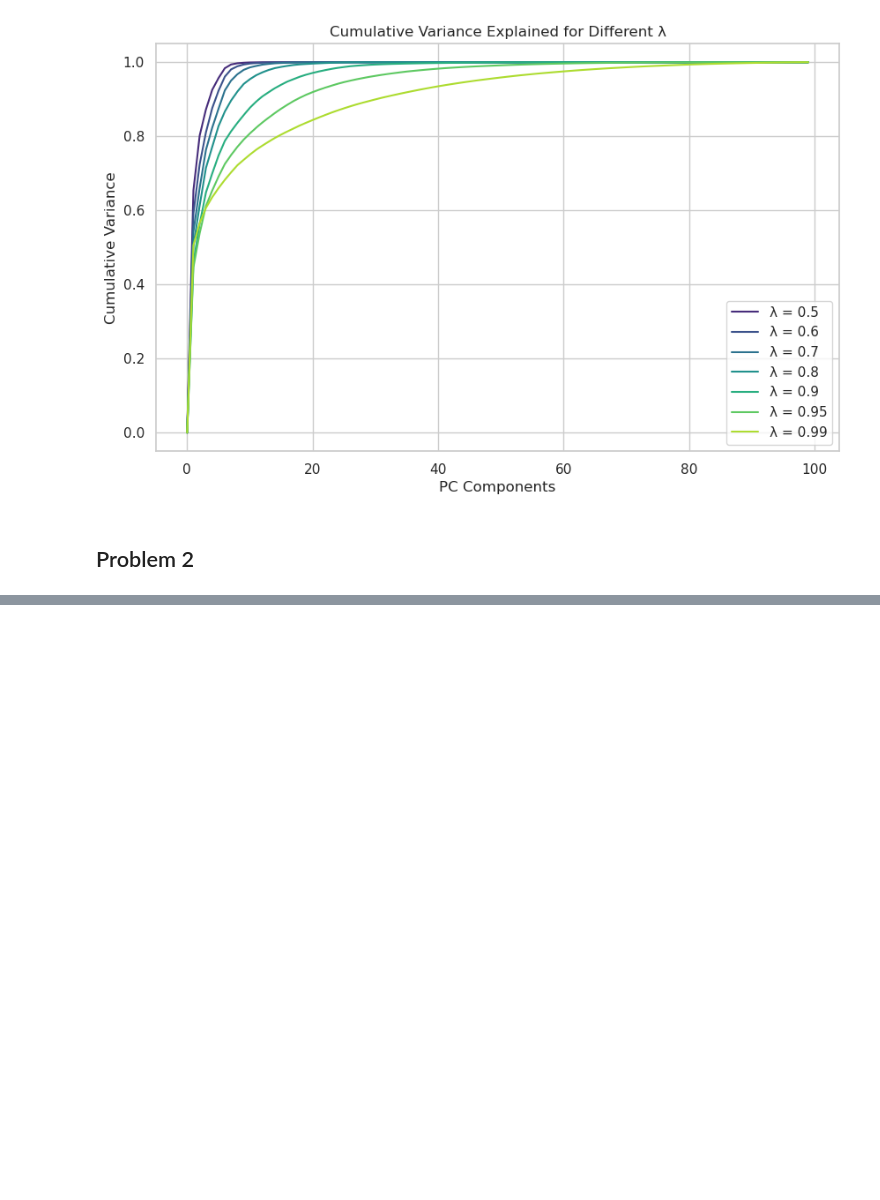
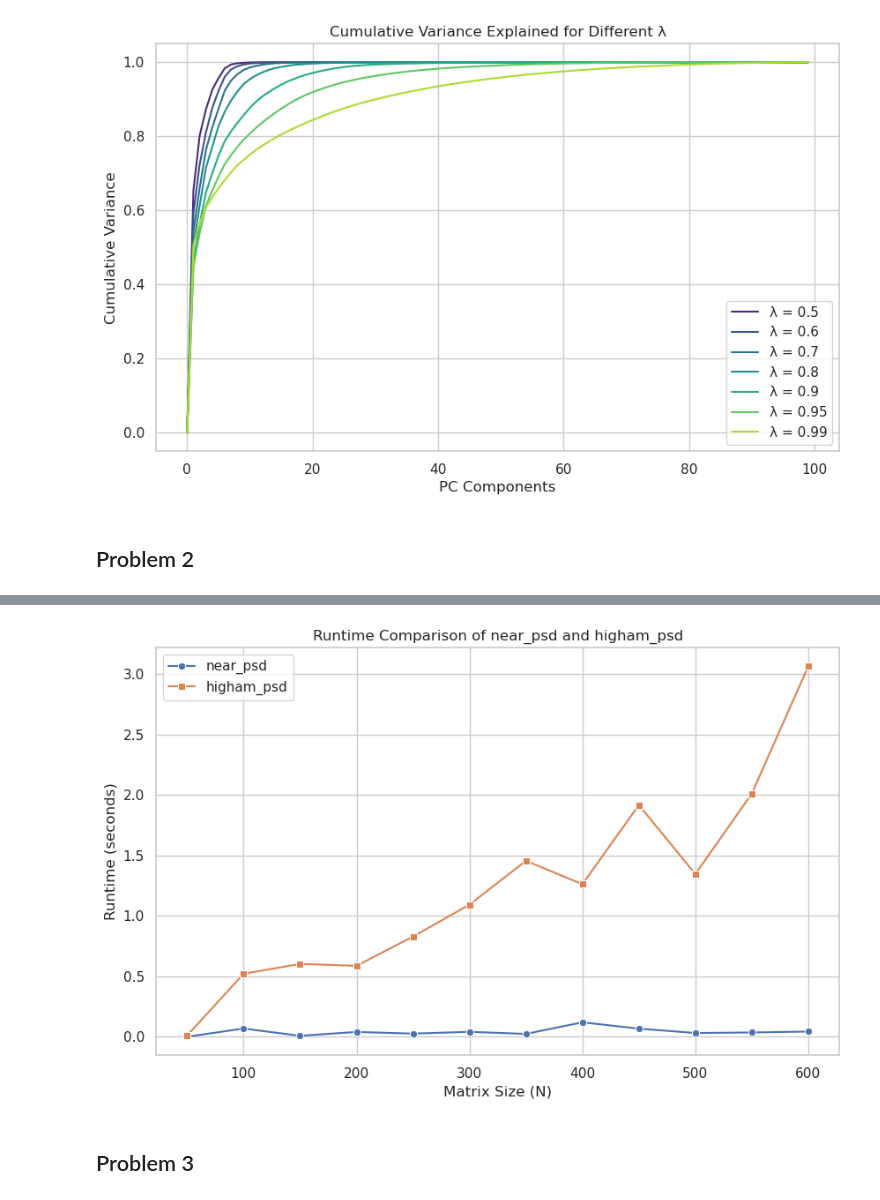
Before and after one commit to howardj12/Fintech545-hj, a Jupyter notebook: Week 3/Code.ipynb, the cells around one changed output, grey strips where cells are left out. Saved outputs shown, nothing was run; the diff lists cells and outputs as text; code cells hidden in the pictures; blank space fills up the shorter version.

Commit message:
problem 2 complete

```diff
--- a/Week 3/Code.ipynb
+++ b/Week 3/Code.ipynb
@@ -107,0 +152,19 @@ def modified_near_psd(mat, epsilon=0.0):
+# %%
+import time
+# Measure the runtime of near_psd and higham_nearest_psd and compute the Frobenius Norm of the difference
+start_time_near_psd = time.time()
+result_near_psd = near_psd(sigma)
+runtime_near_psd = time.time() - start_time_near_psd
+
+start_time_higham = time.time()
+result_higham = higham_psd(sigma)
+runtime_higham = time.time() - start_time_higham
+
+# Compute the Frobenius Norm of the difference between the resulting matrices and the original matrix
+frobenius_norm_near_psd = np.linalg.norm(result_near_psd - sigma, 'fro')
+frobenius_norm_higham = np.linalg.norm(result_higham - sigma, 'fro')
+
+print(f"Runtime of near_psd: {runtime_near_psd} seconds\n")
+print(f"Runtime of higham_psd: {runtime_higham} seconds\n")
+print(f"Forbenium Norm of the difference between the near_psd matrix and the original matrix: {frobenius_norm_near_psd}\n")
+print(f"Forbenium Norm of the difference between the higham_psd matrix and the original matrix: {frobenius_norm_higham}\n")
@@ -107,0 +179,36 @@ def modified_near_psd(mat, epsilon=0.0):
+# %%
+matrix_sizes = np.arange(50,601,50)
+# Initialize lists to store runtimes
+runtimes_near_psd = []
+runtimes_higham_psd = []
+
+# Loop over matrix sizes and measure the runtime for each function
+for n in matrix_sizes:
+    # Generate a non-PSD correlation matrix of size n x n
+    non_psd_matrix = np.full((n, n), 0.9)
+    np.fill_diagonal(non_psd_matrix, 1.0)
+    non_psd_matrix[0, 1] = non_psd_matrix[1, 0] = 0.7357
+
+    # Measure the runtime of near_psd function
+    start_time_near_psd = time.time()
+    near_psd_result = near_psd(non_psd_matrix)
+    runtimes_near_psd.append(time.time() - start_time_near_psd)
+
+    # Measure the runtime of optimized_higham_psd function
+    start_time_higham_psd = time.time()
+    higham_psd_result = higham_psd(non_psd_matrix)
+    runtimes_higham_psd.append(time.time() - start_time_higham_psd)
+
+# Plot the runtimes against matrix sizes using Seaborn
+plt.figure(figsize=(10, 6))
+sns.lineplot(x=matrix_sizes, y=runtimes_near_psd, marker='o', label='near_psd')
+sns.lineplot(x=matrix_sizes, y=runtimes_higham_psd, marker='s', label='higham_psd')
+plt.xlabel('Matrix Size (N)')
+plt.ylabel('Runtime (seconds)')
+plt.title('Runtime Comparison of near_psd and higham_psd')
+plt.legend()
+plt.show()
+# %% [output]
+[figure, added]
+# %% [markdown]
+## Problem 3
```
Also changed, not shown: parts of 6 cells of this notebook.
